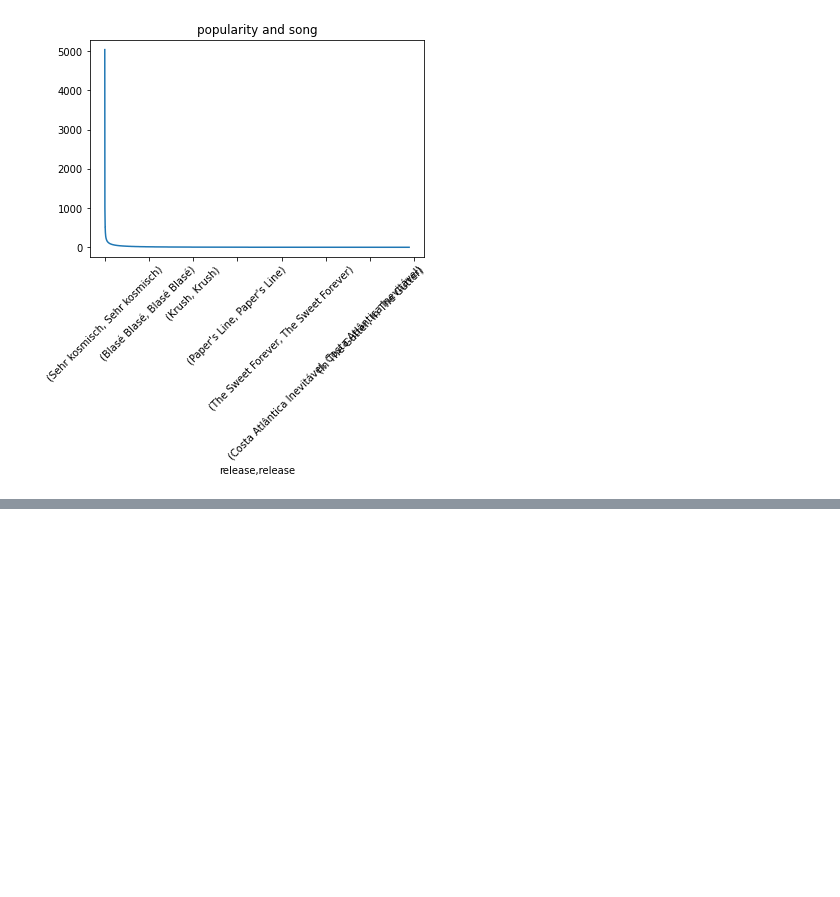
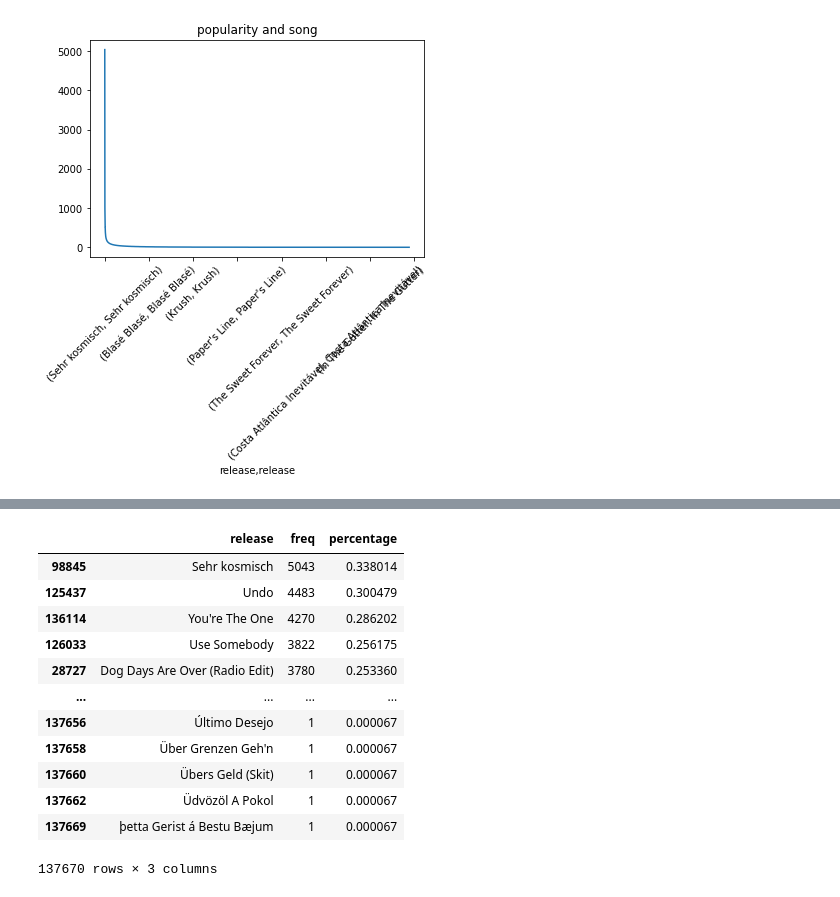
Before and after one commit to charithcherry/Innomatics_Internship_APR_21, a Jupyter notebook: Recommender System/Music_Rec_Sys.ipynb, the cells around one changed output, grey strips where cells are left out. Saved outputs shown, nothing was run; the diff lists cells and outputs as text; code cells hidden in the pictures; blank space fills up the shorter version.

```diff
--- a/Recommender System/Music_Rec_Sys.ipynb
+++ b/Recommender System/Music_Rec_Sys.ipynb
@@ -354,0 +393,2 @@ Text(0.5, 1.0, 'popularity and song')
+# %%
+song_grouped=song_df.groupby(['release']).agg({'freq':'count'}).reset_index()
@@ -354,0 +404,18 @@ Text(0.5, 1.0, 'popularity and song')
+# %%
+grouped_sum=song_grouped['freq'].sum()
+song_grouped['percentage']=(song_grouped['freq']/grouped_sum)*100
+song_grouped.sort_values(['freq','release'],ascending=[0,1])
+# %% [output]
+|  | release | freq | percentage |
+| 98845 | Sehr kosmisch | 5043 | 0.338014 |
+| 125437 | Undo | 4483 | 0.300479 |
+| 136114 | You're The One | 4270 | 0.286202 |
+| 126033 | Use Somebody | 3822 | 0.256175 |
+| 28727 | Dog Days Are Over (Radio Edit) | 3780 | 0.253360 |
+| ... | ... | ... | ... |
+| 137656 | Último Desejo | 1 | 0.000067 |
+| 137658 | Über Grenzen Geh'n | 1 | 0.000067 |
+| 137660 | Übers Geld (Skit) | 1 | 0.000067 |
+| 137662 | Üdvözöl A Pokol | 1 | 0.000067 |
+| 137669 | þetta Gerist á Bestu Bæjum | 1 | 0.000067 |
+137670 rows × 3 columns
```
Also changed, not shown: parts of 8 cells of this notebook.
